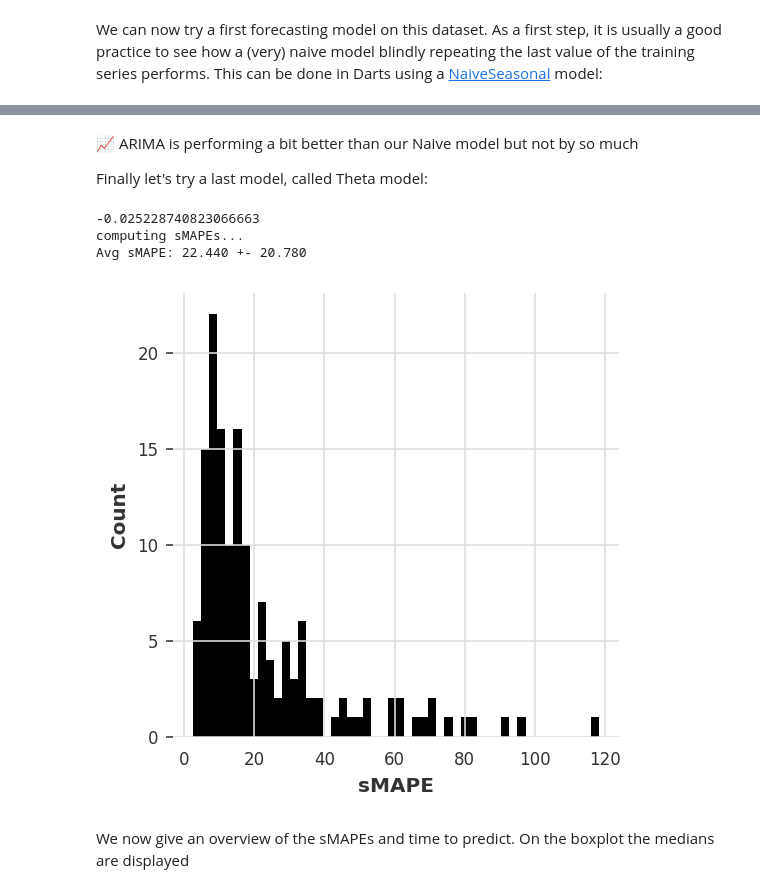
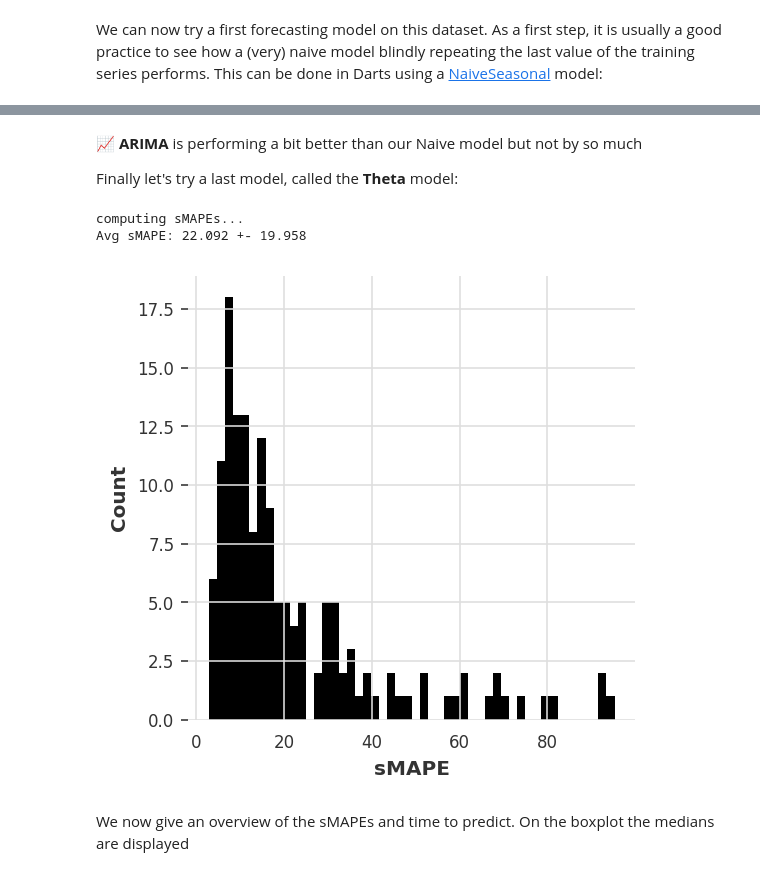
Before and after one commit to lorraineB/Darts, a Jupyter notebook: sds_2023_workshop_master_notebook.ipynb, the cells around one changed output, grey strips where cells are left out. Drawn from its saved outputs; the diff is of its cells as text; code cells hidden in the pictures.

```diff
--- a/sds_2023_workshop_master_notebook.ipynb
+++ b/sds_2023_workshop_master_notebook.ipynb
@@ -338,14 +302,13 @@ Avg sMAPE: 20.774 +- 22.716
 # %% [markdown]
-📈 ARIMA is performing a bit better than our Naive model but not by so much
+📈 **ARIMA** is performing a bit better than our Naive model but not by so much
 
-Finally let's try a last model, called Theta model:
+Finally let's try a last model, called the **Theta** model:
 # %%
-theta_smapes, theta_elapsed_time = eval_local_model(air_train, air_test, Theta, theta=3)
+theta_smapes, theta_elapsed_time = eval_local_model(air_train, air_test, Theta, theta=2)
 # %% [output]
--0.025228740823066663
 computing sMAPEs...
-Avg sMAPE: 22.440 +- 20.780
+Avg sMAPE: 22.092 +- 19.958
-[figure, old version]
+[figure, new version]
 # %% [markdown]
 We now give an overview of the sMAPEs and time to predict. On the boxplot the medians are displayed
 # %%
```
Also changed, not shown: parts of 33 cells of this notebook.
